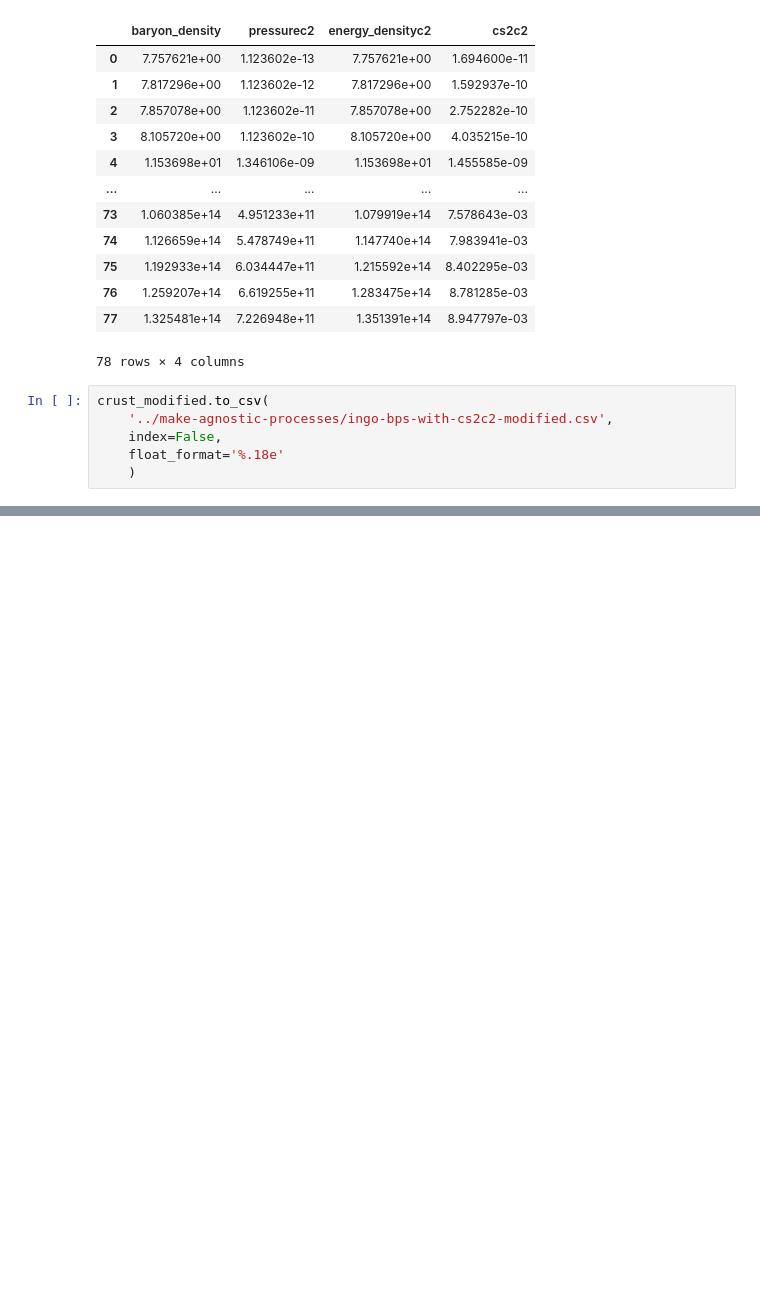
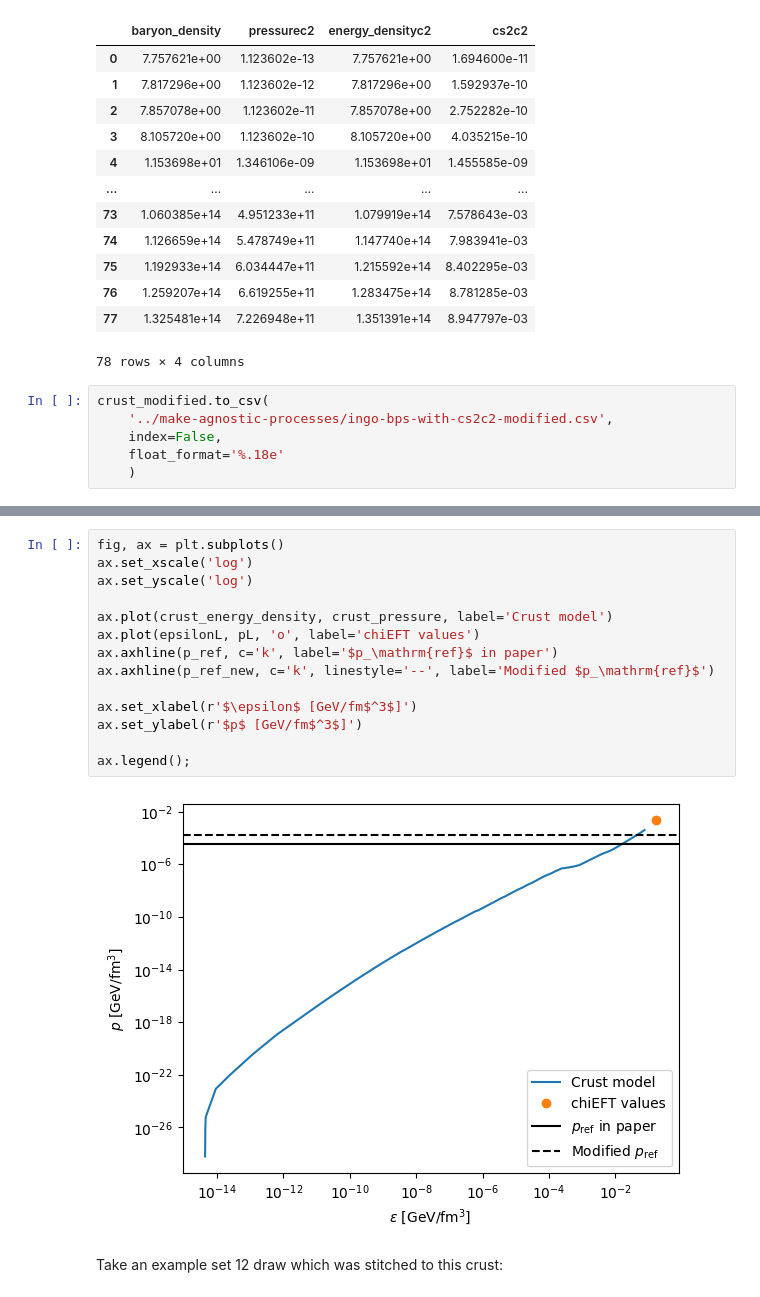
Before and after one commit to eliotfinch/pqcd, a Jupyter notebook: notebooks/inspect_crust.ipynb, the cells around one changed output, grey strips where cells are left out. Drawn from its saved outputs; the diff is of its cells as text; blank space fills up the shorter version.

```diff
--- a/notebooks/inspect_crust.ipynb
+++ b/notebooks/inspect_crust.ipynb
@@ -85,0 +134,18 @@ _ = ax.plot(np.diff(chemical_potential))
+# %%
+fig, ax = plt.subplots()
+ax.set_xscale('log')
+ax.set_yscale('log')
+
+ax.plot(crust_energy_density, crust_pressure, label='Crust model')
+ax.plot(epsilonL, pL, 'o', label='chiEFT values')
+ax.axhline(p_ref, c='k', label='$p_\mathrm{ref}$ in paper')
+ax.axhline(p_ref_new, c='k', linestyle='--', label='Modified $p_\mathrm{ref}$')
+
+ax.set_xlabel(r'$\epsilon$ [GeV/fm$^3$]')
+ax.set_ylabel(r'$p$ [GeV/fm$^3$]')
+
+ax.legend();
+# %% [output]
+[figure, added]
+# %% [markdown]
+Take an example set 12 draw which was stitched to this crust:
```
Also changed, not shown: parts of 16 cells of this notebook.
